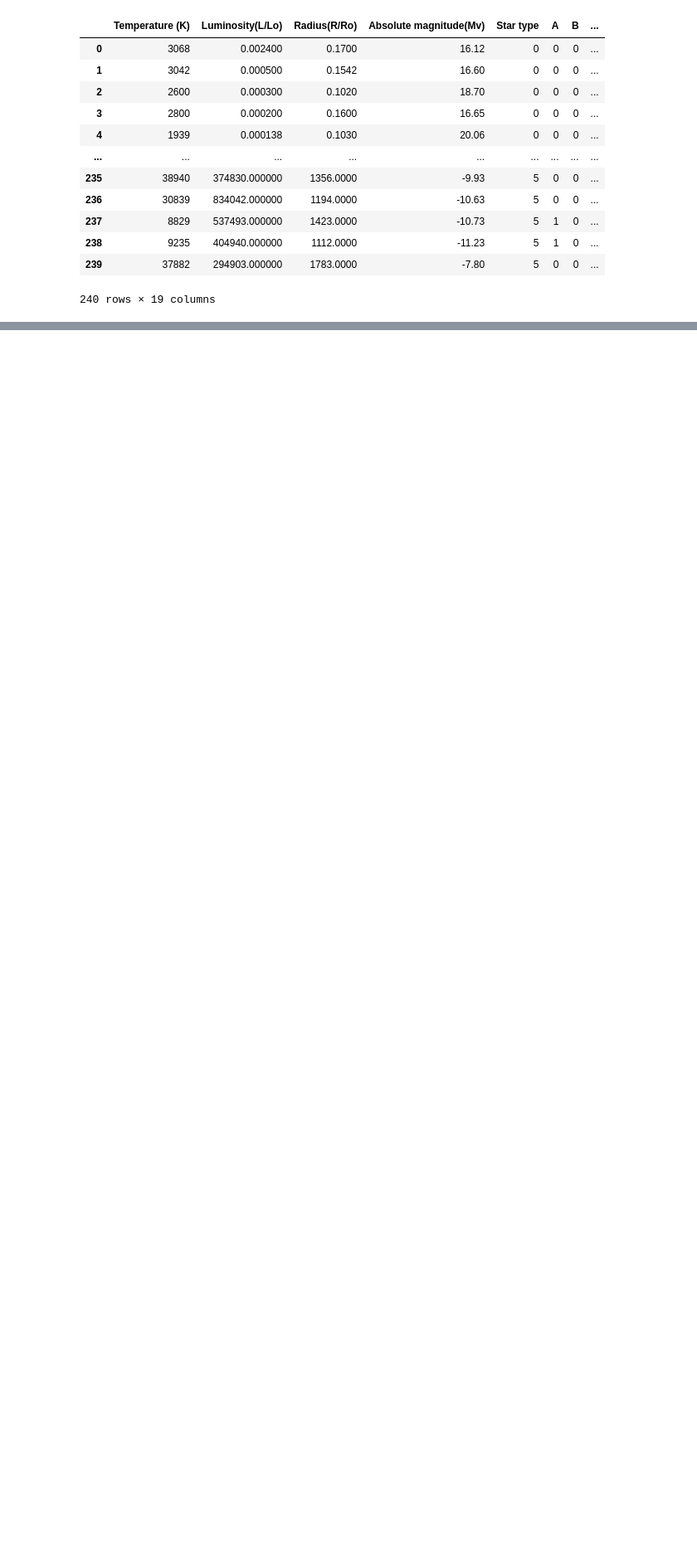
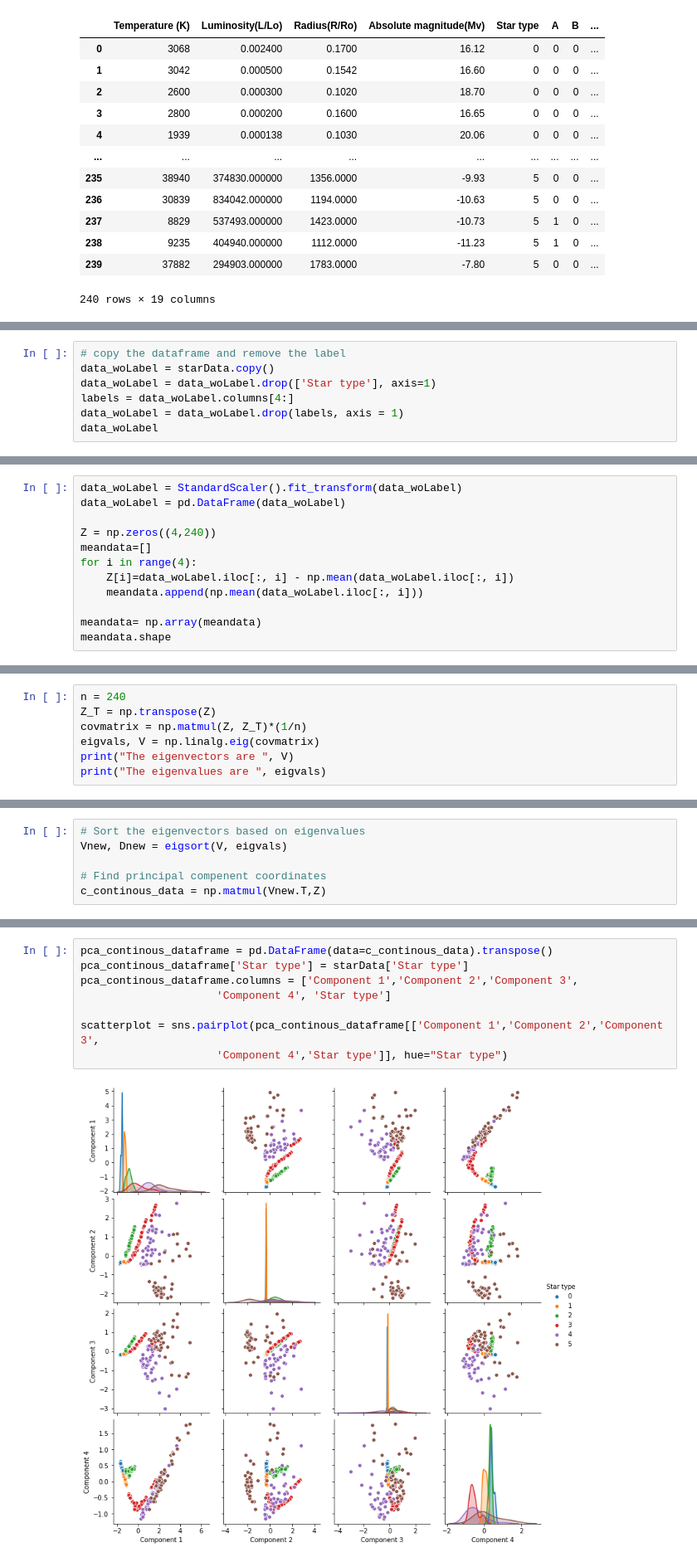
Before and after one commit to joshua-j-hong/COGS118B_Project, a Jupyter notebook: project_code.ipynb, the cells around one changed output, grey strips where cells are left out. Shown: that part at 83% size. Drawn from its saved outputs; the diff is of its cells as text; blank space fills up the shorter version.

```diff
--- a/project_code.ipynb
+++ b/project_code.ipynb
@@ -285,0 +278,7 @@ z_hat.shape
+# %%
+# copy the dataframe and remove the label
+data_woLabel = starData.copy()
+data_woLabel = data_woLabel.drop(['Star type'], axis=1)
+labels = data_woLabel.columns[4:]
+data_woLabel = data_woLabel.drop(labels, axis = 1)
+data_woLabel
@@ -285,0 +301,12 @@ z_hat.shape
+# %%
+data_woLabel = StandardScaler().fit_transform(data_woLabel)
+data_woLabel = pd.DataFrame(data_woLabel)
+
+Z = np.zeros((4,240))
+meandata=[]
+for i in range(4):
+    Z[i]=data_woLabel.iloc[:, i] - np.mean(data_woLabel.iloc[:, i])
+    meandata.append(np.mean(data_woLabel.iloc[:, i]))
+
+meandata= np.array(meandata)
+meandata.shape
@@ -285,0 +315,7 @@ z_hat.shape
+# %%
+n = 240
+Z_T = np.transpose(Z)
+covmatrix = np.matmul(Z, Z_T)*(1/n)
+eigvals, V = np.linalg.eig(covmatrix)
+print("The eigenvectors are ", V)
+print("The eigenvalues are ", eigvals)
@@ -285,0 +328,6 @@ z_hat.shape
+# %%
+# Sort the eigenvectors based on eigenvalues
+Vnew, Dnew = eigsort(V, eigvals)
+
+# Find principal compenent coordinates
+c_continous_data = np.matmul(Vnew.T,Z)
@@ -285,0 +336,10 @@ z_hat.shape
+# %%
+pca_continous_dataframe = pd.DataFrame(data=c_continous_data).transpose()
+pca_continous_dataframe['Star type'] = starData['Star type']
+pca_continous_dataframe.columns = ['Component 1','Component 2','Component 3',
+                     'Component 4', 'Star type']
+
+scatterplot = sns.pairplot(pca_continous_dataframe[['Component 1','Component 2','Component 3',
+                     'Component 4','Star type']], hue="Star type")
+# %% [output]
+[figure, added]
```
Also changed, not shown: parts of 61 cells of this notebook.
